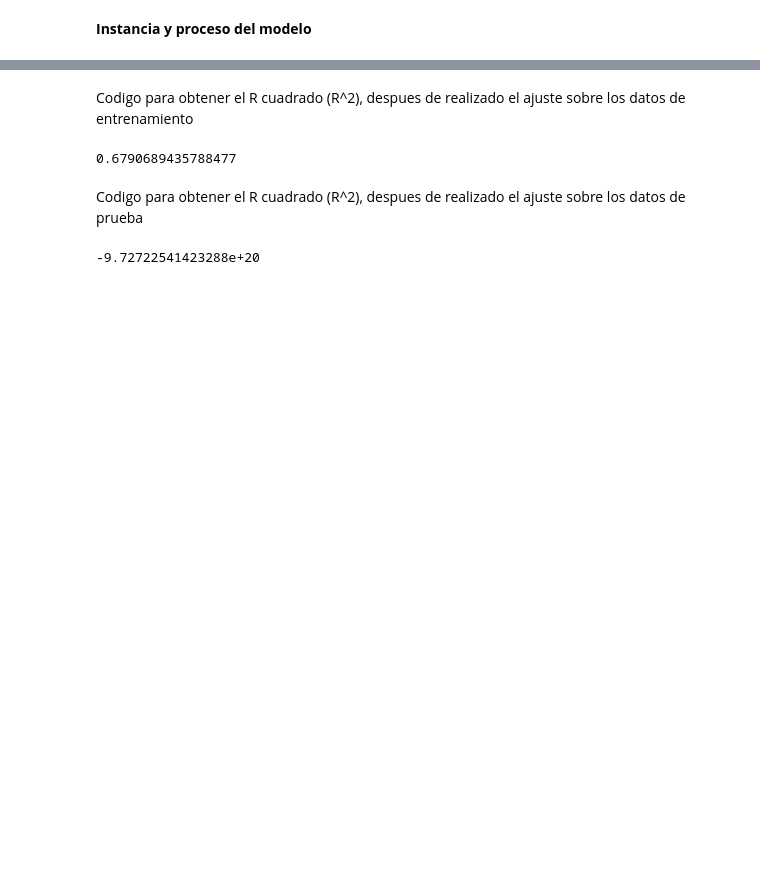
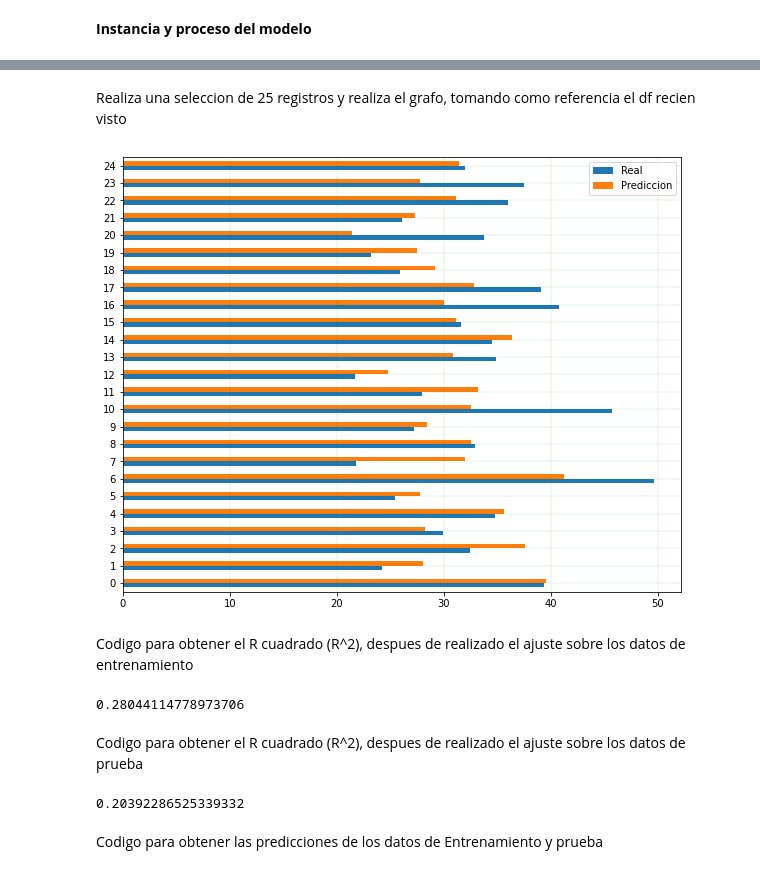
Before and after one commit to Jorge2018/prediccion_ventas, a Jupyter notebook: prediccion_ventas07.ipynb, the cells around one changed output, grey strips where cells are left out. Cells and saved outputs as stored; diff of their text form; code cells hidden in the pictures; blank space fills up the shorter version.

```diff
--- a/prediccion_ventas07.ipynb
+++ b/prediccion_ventas07.ipynb
@@ -14,7 +14,8 @@ from sklearn.compose import make_column_selector, make_column_transformer
 from sklearn.impute import SimpleImputer
 from sklearn.preprocessing import StandardScaler, OneHotEncoder
 from sklearn.pipeline import make_pipeline
-df=pd.read_csv(r'https://raw.githubusercontent.com/Jorge2018/RepositorioArchivos/main/sales_prediction.csv')
+from sklearn.tree import DecisionTreeRegressor
+df=pd.read_csv(r'https://raw.githubusercontent.com/Jorge2018/RepositorioArchivos/main/diabetes.csv')
 df.info()
 # %% [output]
 <class 'pandas.core.frame.DataFrame'>
@@ -87,7 +83,6 @@ df.describe
 **Separa valores en X, y**
 # %%
 # Dividan
-X = df.drop('Item_Outlet_Sales', axis=1)
-#X_sel = X.select_dtypes(include = ["number"])
-y = df['Item_Outlet_Sales']
-X_train, X_test, y_train, y_test = train_test_split(X, y, test_size=0.34, random_state=42)
+X = df.drop('BMI', axis=1)
+y = df['BMI']
+X_train, X_test, y_train, y_test = train_test_split(X, y, test_size=0.2, random_state=45)
@@ -165,0 +165,4 @@ La pendiente calculada es:  [-2.85029018e+00 -3.32208999e+01 -5.92832826e+02 ...
+# %%
+y_pred = reg.predict(X_test_processed)
+dfinfo = pd.DataFrame({'Real': y_test.values.flatten(), 'Prediccion': y_pred.flatten()})
+dfinfo
@@ -166,17 +183,29 @@ La pendiente calculada es:  [-2.85029018e+00 -3.32208999e+01 -5.92832826e+02 ...
+# %% [markdown]
+Realiza una seleccion de 25 registros y realiza el grafo, tomando como referencia el df recien visto
+# %%
+grafo = dfinfo.head(25)
+grafo.plot(kind='barh',figsize=(10,8))
+plt.grid(which='major', linestyle='-', linewidth='0.1', color='green')
+plt.grid(which='minor', linestyle=':', linewidth='0.5', color='black')
+plt.show()
+# %% [output]
+[figure, added]
 # %% [markdown]
 Codigo para obtener el R cuadrado (R^2), despues de realizado el ajuste sobre los datos de entrenamiento
 # %%
 train_score = reg.score(X_train_processed, y_train)
 print(train_score)
 # %% [output]
-0.6790689435788477
+0.28044114778973706
 # %% [markdown]
 Codigo para obtener el R cuadrado (R^2), despues de realizado el ajuste sobre los datos de prueba
 # %%
 test_score = reg.score(X_test_processed,y_test) # Este valor sale negativo no esta claro el porque
 print(test_score)
 # %% [output]
--9.72722541423288e+20
+0.20392286525339332
+# %% [markdown]
+Codigo para obtener las predicciones de los datos de Entrenamiento y prueba
 # %%
 # Obtengan las predicciones del conjunto de entrenamiento
 train_preds = reg.predict(X_train_processed)
```
Also changed, not shown: parts of 28 cells of this notebook.
